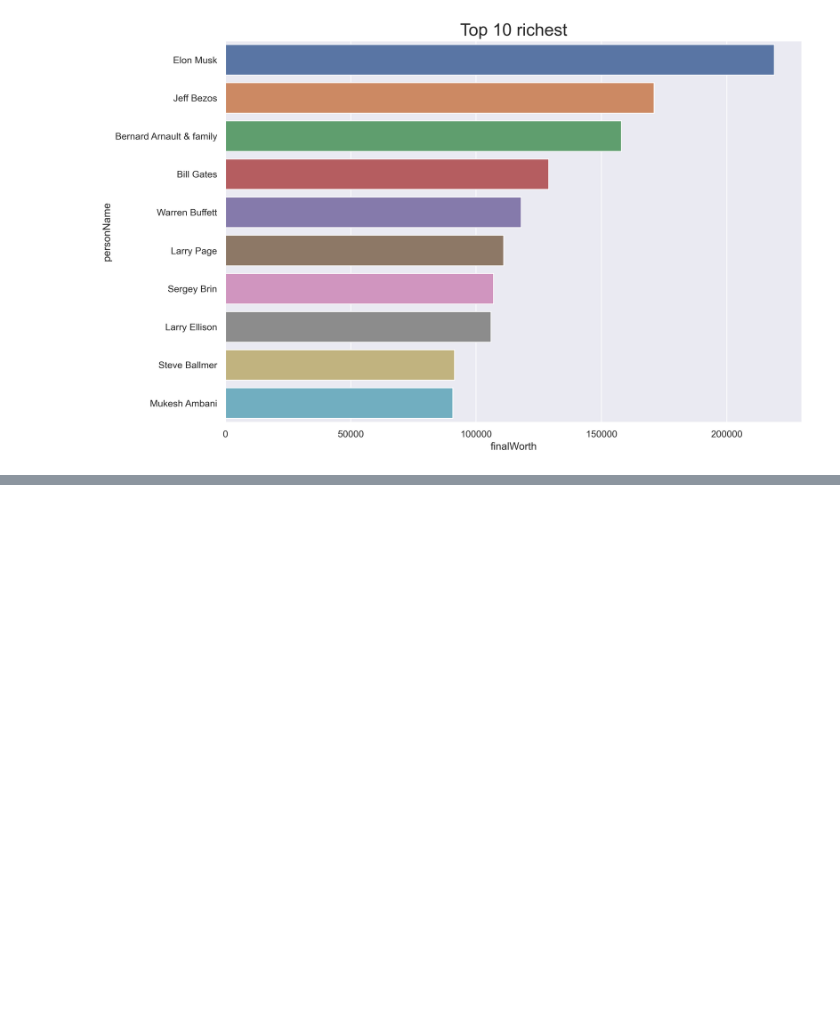
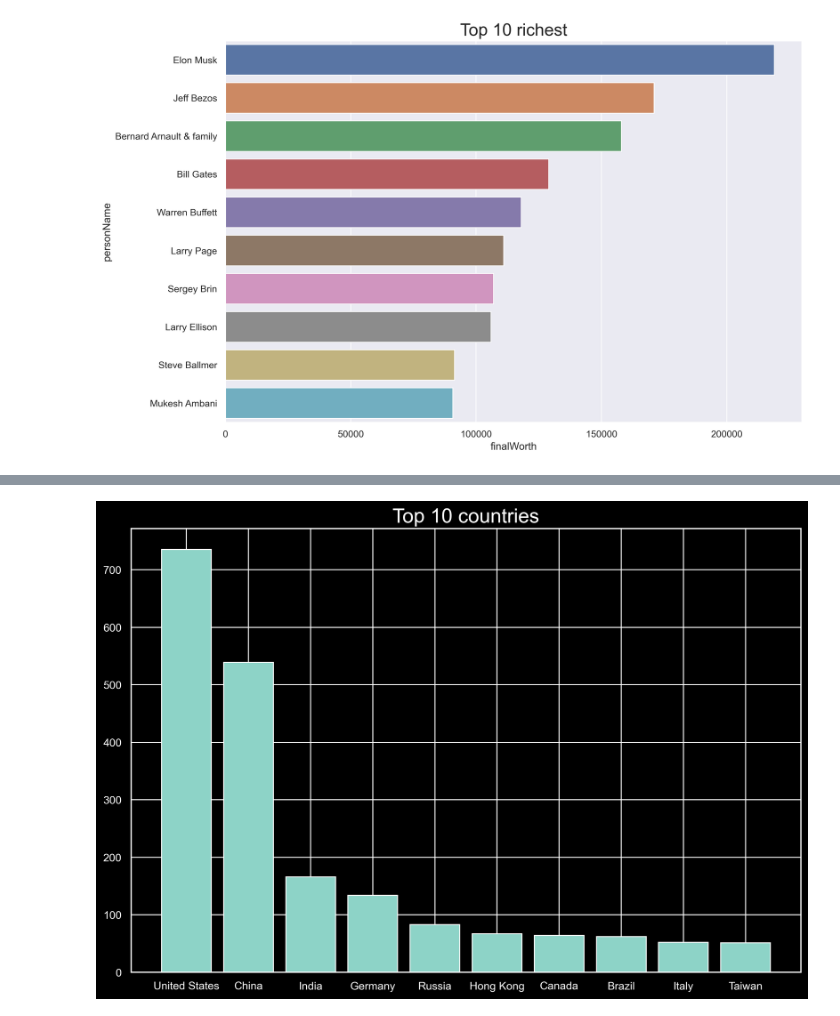
Before and after one commit to agordavidt/Data-Analytics_Course, a Jupyter notebook: python_data_analytics/eda/00-basic_eda.ipynb, the cells around one changed output, grey strips where cells are left out. Saved outputs shown, nothing was run; the diff lists cells and outputs as text; code cells hidden in the pictures; blank space fills up the shorter version.

```diff
--- a/python_data_analytics/eda/00-basic_eda.ipynb
+++ b/python_data_analytics/eda/00-basic_eda.ipynb
@@ -186,0 +207,6 @@ plt.show()
+# %%
+df_country = df.groupby("countryOfCitizenship")
+# %%
+df_country_count = pd.DataFrame(
+    df_country.size().sort_values(ascending=False), columns=["Count"])
+df_country_count.head(10)
@@ -186,0 +226,8 @@ plt.show()
+# %%
+
+plt.bar(df_country_count.index[:10],df_country_count["Count"][:10])
+#sns.barplot(, )
+plt.title('Top 10 countries', fontsize = 20)
+plt.show()
+# %% [output]
+[figure, added]
```
Also changed, not shown: parts of 19 cells of this notebook, 2 other files.
